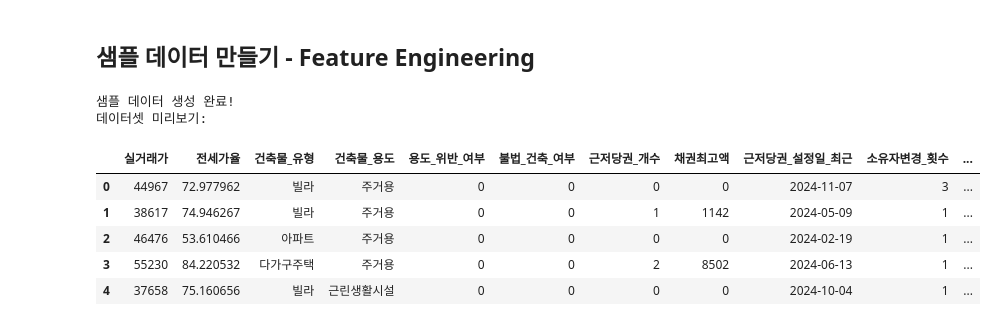
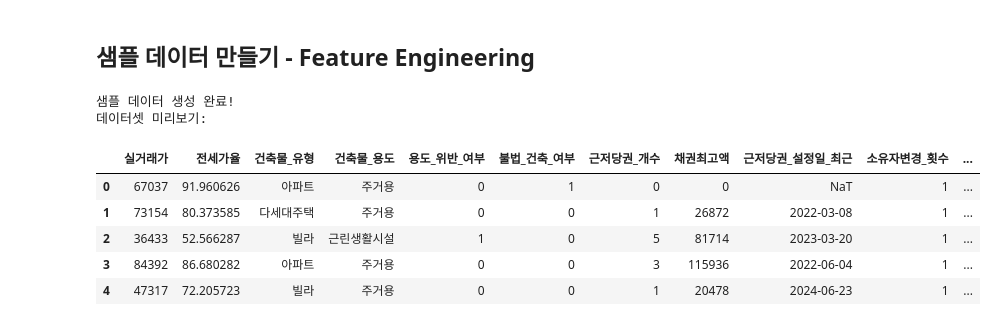
Before and after one commit to Hackathon-ROKANF/KnockAI, a Jupyter notebook: Feature_Engineering.ipynb, the cells around one changed output. Drawn from its saved outputs; the diff is of its cells as text; code cells hidden in the pictures.

Commit message:
sampledata
피처랑 타겟이랑 상관관계가 너무 떨어져서 정확도 올려야됨

```diff
--- a/Feature_Engineering.ipynb
+++ b/Feature_Engineering.ipynb
@@ -35,42 +35,54 @@ import numpy as np
 from datetime import datetime, timedelta
 
 # --- 1. 데이터 생성을 위한 기본 설정 ---
-num_samples = 500
+num_samples = 5000
 np.random.seed(42) # 재현성을 위해 시드값 고정
 
 # --- 2. 각 특성별 데이터 생성 ---
-# 실거래가 정보 (단위: 만 원) - 정규 분포를 따르는 매매가
-real_prices = np.random.normal(loc=40000, scale=10000, size=num_samples).astype(int)
-real_prices = np.where(real_prices < 10000, 10000, real_prices) # 최소 1억으로 설정
+# 실거래가 정보 (단위: 만 원) - 분포를 넓히고 일부 고가 매물 추가
+prices = np.random.normal(loc=50000, scale=25000, size=num_samples)
+high_prices = np.random.normal(loc=150000, scale=50000, size=int(num_samples * 0.05))
+prices[:len(high_prices)] = high_prices
+real_prices = np.abs(prices).astype(int)
+real_prices = np.where(real_prices < 10000, 10000, real_prices)
 
-# 건축물 유형 (Categorical)
-building_types = np.random.choice(['아파트', '빌라', '오피스텔', '단독주택', '다가구주택'], num_samples, p=[0.4, 0.3, 0.15, 0.1, 0.05])
+# 건축물 유형 (다세대, 연립주택 추가)
+building_types = np.random.choice(
+    ['아파트', '빌라', '오피스텔', '다세대주택', '단독주택', '연립주택', '다가구주택'],
+    num_samples,
+    p=[0.4, 0.2, 0.15, 0.1, 0.05, 0.05, 0.05]
+)
 
-# 불법 건축 여부 (Boolean)
-is_illegal_build = np.random.choice([0, 1], num_samples, p=[0.9, 0.1])
+# 불법 건축 여부 (위험 데이터 비중 약간 증가)
+is_illegal_build = np.random.choice([0, 1], num_samples, p=[0.85, 0.15])
 
 # 건축물 용도 (Categorical)
-building_uses = np.random.choice(['주거용', '근린생활시설', '업무시설'], num_samples, p=[0.75, 0.2, 0.05])
+building_uses = np.random.choice(['주거용', '근린생활시설', '업무시설'], num_samples, p=[0.8, 0.15, 0.05])
 
 # 용도 위반 여부 (Boolean)
-is_use_violation = np.where(building_uses != '주거용', np.random.choice([0, 1], num_samples, p=[0.7, 0.3]), 0)
+is_use_violation = np.where(building_uses != '주거용', np.random.choice([0, 1], num_samples, p=[0.6, 0.4]), 0)
 
 # 근저당권 개수, 소유자변경 횟수 (Count)
-num_mortgages = np.random.choice([0, 1, 2, 3], num_samples, p=[0.5, 0.3, 0.15, 0.05])
-num_owner_changes = np.random.choice([1, 2, 3, 4], num_samples, p=[0.6, 0.2, 0.1, 0.1])
+num_mortgages = np.random.choice([0, 1, 2, 3, 4, 5], num_samples, p=[0.4, 0.3, 0.15, 0.1, 0.03, 0.02])
+owner_change_dist = [0.5, 0.2, 0.1, 0.1, 0.05, 0.05]
+num_owner_changes = np.random.choice([1, 2, 3, 4, 5, 6], num_samples, p=owner_change_dist)
 
 # 채권최고액 (단위: 만 원) - 근저당권 개수에 따라 다르게 설정
-max_claim_amount = np.where(num_mortgages > 0, num_mortgages * np.random.randint(1000, 5000, num_samples), 0)
+max_claim_amount = (num_mortgages * real_prices * np.random.uniform(0.2, 0.5, num_samples) * 1.2).astype(int)
+max_claim_amount = np.where(num_mortgages == 0, 0, max_claim_amount)
 
 # 신탁 등기여부, 압류/가압류 등기 여부 (Boolean)
-is_trust_registered = np.random.choice([0, 1], num_samples, p=[0.95, 0.05])
-is_seizure_registered = np.random.choice([0, 1], num_samples, p=[0.9, 0.1])
+is_trust_registered = np.random.choice([0, 1], num_samples, p=[0.92, 0.08])
+is_seizure_registered = np.random.choice([0, 1], num_samples, p=[0.88, 0.12])
 
 # 선순위 채권 존재여부 (Boolean) - 근저당권이나 압류가 있을 경우 존재
 has_senior_debt = np.where((num_mortgages > 0) | (is_seizure_registered == 1), 1, 0)
 
 # 전입 가능여부 (Boolean) - 신탁 등기가 있으면 전입 불가능한 경우가 많음
-is_movein_possible = np.where(is_trust_registered == 1, 0, np.random.choice([0, 1], num_samples, p=[0.1, 0.9]))
+movein_prob = np.ones(num_samples) * 0.95
+movein_prob[is_trust_registered == 1] = 0.1
+movein_prob[building_uses != '주거용'] = 0.3
+is_movein_possible = (np.random.rand(num_samples) < movein_prob).astype(int)
 
 # 우선변제권 여부 (Boolean) - 전입 가능여부가 True이고 다른 선순위 채권이 적을 때 높은 확률
 has_priority_right = np.where((is_movein_possible == 1) & (has_senior_debt == 0), 1, 0)
@@ -79,13 +91,16 @@ has_priority_right = np.where((is_movein_possible == 1) & (has_senior_debt == 0)
 num_gapgu = num_owner_changes + np.random.randint(0, 3, num_samples)
 num_eulgu = num_mortgages + np.random.randint(0, 2, num_samples)
 
-# 전세가율 (%) - 위험 여부를 판단하는 핵심 특성
-jeonse_prices = real_prices * np.random.uniform(low=0.5, high=1.0, size=num_samples)
-jeonse_prices = jeonse_prices.astype(int)
-jeonse_ratio = (jeonse_prices / real_prices) * 100
+# 전세가율 (%) - 위험/안전 그룹을 나누어 생성하여 데이터 다양성 확보
+safe_ratios = np.random.uniform(low=50, high=80, size=num_samples)
+risky_ratios = np.random.uniform(low=80, high=110, size=num_samples)
+jeonse_ratio = np.where(np.random.rand(num_samples) > 0.4, safe_ratios, risky_ratios)
+jeonse_prices = (real_prices * jeonse_ratio / 100).astype(int)
 
-# 근저당권 설정일 중 최근날짜 (Random Date)
-recent_mortgage_date = pd.to_datetime('2024-01-01') + pd.to_timedelta(np.random.randint(1, 365, num_samples), unit='D')
+# 근저당권 설정일 중 최근날짜 (기간 확장)
+days_back = np.random.randint(1, 365*5, num_samples)
+recent_mortgage_date = pd.to_datetime('today').normalize() - pd.to_timedelta(days_back, unit='D')
+recent_mortgage_date = np.where(num_mortgages > 0, recent_mortgage_date.strftime('%Y-%m-%d'), pd.NaT)
 
 
 # --- 3. 생성된 특성들을 DataFrame으로 합치기 ---
@@ -100,43 +115,53 @@ df = pd.DataFrame({
     '근저당권_개수': num_mortgages,
     '채권최고액': max_claim_amount,
     '근저당권_설정일_최근': recent_mortgage_date,
     '소유자변경_횟수': num_owner_changes,
     '등기부_갑구_횟수': num_gapgu,
     '등기부_을구_횟수': num_eulgu,
     '신탁_등기여부': is_trust_registered,
     '압류_가압류_등기여부': is_seizure_registered,
     '선순위_채권_존재여부': has_senior_debt,
     '전입_가능여부': is_movein_possible,
     '우선변제권_여부': has_priority_right,
 })
 
 
-# --- 4. '위험여부' 타겟 변수 생성 (모델 학습을 위한 라벨) ---
-# 가상의 위험 규칙: 전세가율이 높거나, 압류/신탁이 있거나, 소유자 변경 횟수가 많거나, 근저당권 총액이 높을 때 위험으로 분류
-df['총부채비율'] = (df['전세가'] + df['채권최고액']) / df['실거래가']
-df['위험여부'] = np.where(
-    (df['전세가율'] > 90) | (df['총부채비율'] > 1.2) | (df['압류_가압류_등기여부'] == 1) | (df['신탁_등기여부'] == 1) | (df['소유자변경_횟수'] >= 3),
-    1,
-    0
+# --- 4. '위험여부' 타겟 변수 생성 (위험 점수 기반) ---
+risk_score = (
+    (df['전세가율'] > 85).astype(int) * 3 +
+    ((df['전세가'] + df['채권최고액']) / df['실거래가'] > 1.0).astype(int) * 4 +
+    df['압류_가압류_등기여부'] * 5 +
+    df['신탁_등기여부'] * 5 +
+    (df['소유자변경_횟수'] >= 4).astype(int) * 2 +
+    (df['등기부_갑구_횟수'] >= 6).astype(int) * 1 +
+    df['불법_건축_여부'] * 2 +
+    (df['전입_가능여부'] == 0).astype(int) * 2
 )
+# 위험 점수가 4점 이상일 경우 위험으로 분류
+risk_threshold = 4
+df['위험여부'] = (risk_score >= risk_threshold).astype(int)
+
 
 # --- 5. 최종 데이터프레임 확인 및 CSV 파일로 저장 ---
 # '전세가'와 '총부채비율'은 최종 파일에서 제외 (전세가율과 채권최고액으로 충분)
-df = df.drop(columns=['전세가', '총부채비율'])
+df = df.drop(columns=['전세가'])
+df = df.sample(frac=1).reset_index(drop=True) # 데이터 순서 섞기
 
 print("샘플 데이터 생성 완료!")
 print("데이터셋 미리보기:")
 display(df.head())
+print("\n위험/안전 데이터 분포:")
+print(df['위험여부'].value_counts())
 
 # CSV 파일로 저장
 df.to_csv('real_estate_samples.csv', index=False, encoding='utf-8-sig')
 print("\\n'real_estate_samples.csv' 파일이 성공적으로 생성되었습니다.")
 # %% [output]
 샘플 데이터 생성 완료!
 데이터셋 미리보기:
 |  | 실거래가 | 전세가율 | 건축물_유형 | 건축물_용도 | 용도_위반_여부 | 불법_건축_여부 | 근저당권_개수 | 채권최고액 | 근저당권_설정일_최근 | 소유자변경_횟수 | ... |
-| 0 | 44967 | 72.977962 | 빌라 | 주거용 | 0 | 0 | 0 | 0 | 2024-11-07 | 3 | ... |
-| 1 | 38617 | 74.946267 | 빌라 | 주거용 | 0 | 0 | 1 | 1142 | 2024-05-09 | 1 | ... |
-| 2 | 46476 | 53.610466 | 아파트 | 주거용 | 0 | 0 | 0 | 0 | 2024-02-19 | 1 | ... |
-| 3 | 55230 | 84.220532 | 다가구주택 | 주거용 | 0 | 0 | 2 | 8502 | 2024-06-13 | 1 | ... |
-| 4 | 37658 | 75.160656 | 빌라 | 근린생활시설 | 0 | 0 | 0 | 0 | 2024-10-04 | 1 | ... |
+| 0 | 67037 | 91.960626 | 아파트 | 주거용 | 0 | 1 | 0 | 0 | NaT | 1 | ... |
+| 1 | 73154 | 80.373585 | 다세대주택 | 주거용 | 0 | 0 | 1 | 26872 | 2022-03-08 | 1 | ... |
+| 2 | 36433 | 52.566287 | 빌라 | 근린생활시설 | 1 | 0 | 5 | 81714 | 2023-03-20 | 1 | ... |
+| 3 | 84392 | 86.680282 | 아파트 | 주거용 | 0 | 0 | 3 | 115936 | 2022-06-04 | 1 | ... |
+| 4 | 47317 | 72.205723 | 빌라 | 주거용 | 0 | 0 | 1 | 20478 | 2024-06-23 | 1 | ... |
```
Also changed, not shown: parts of 1 cell of this notebook, 4 other files.
